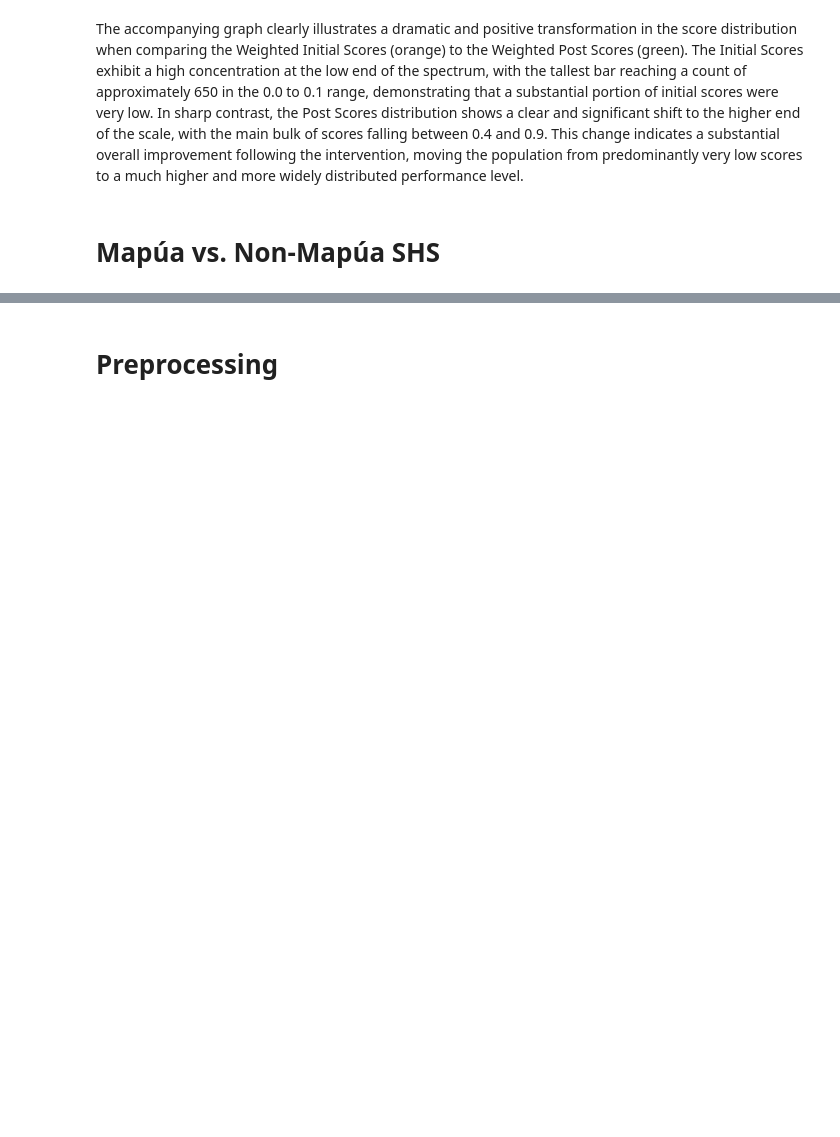
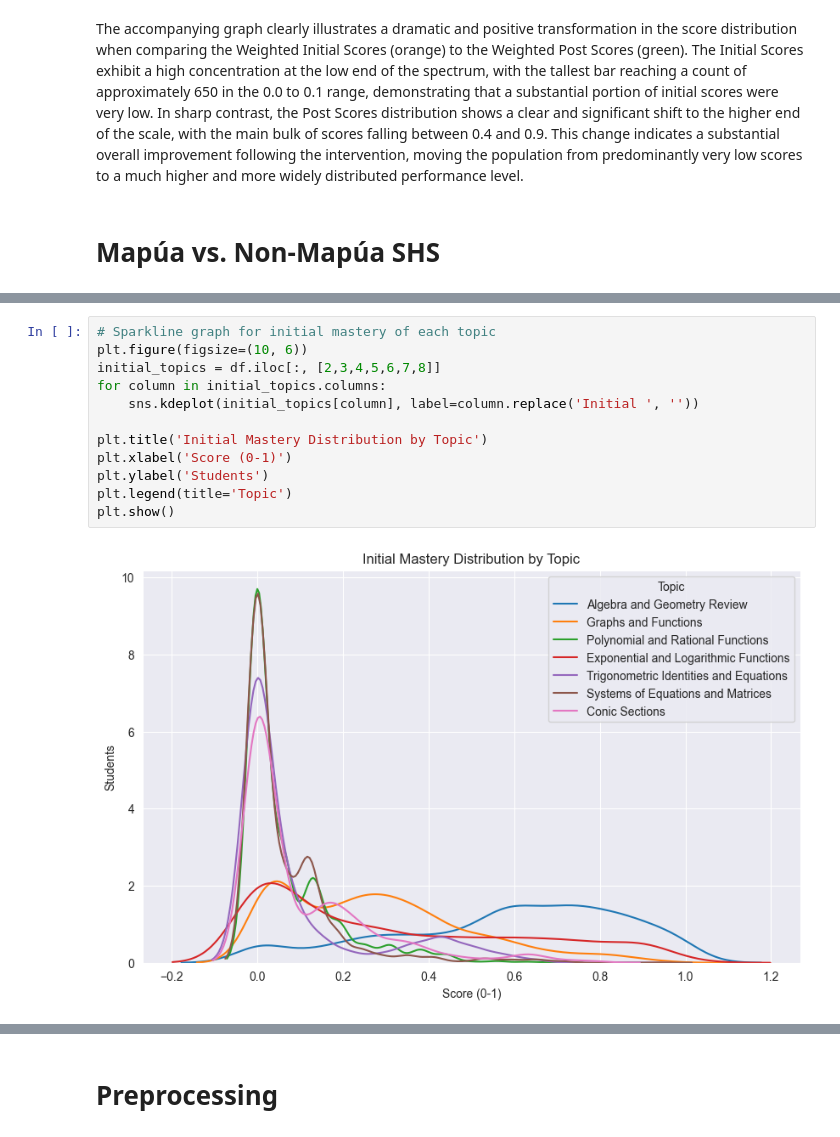
Before and after one commit to KaiserLycan/DSS-Project, a Jupyter notebook: Aleks + Calculus (Group 7).ipynb, the cells around one changed output, grey strips where cells are left out. Saved outputs shown, nothing was run; the diff lists cells and outputs as text; blank space fills up the shorter version.

```diff
--- a/Aleks + Calculus (Group 7).ipynb
+++ b/Aleks + Calculus (Group 7).ipynb
@@ -562,0 +633,14 @@ This boxplot is comparing the Calculus grades of students from Mapúa SHS versus
+# %%
+# Sparkline graph for initial mastery of each topic
+plt.figure(figsize=(10, 6))
+initial_topics = df.iloc[:, [2,3,4,5,6,7,8]]
+for column in initial_topics.columns:
+    sns.kdeplot(initial_topics[column], label=column.replace('Initial ', ''))
+
+plt.title('Initial Mastery Distribution by Topic')
+plt.xlabel('Score (0-1)')
+plt.ylabel('Students')
+plt.legend(title='Topic')
+plt.show()
+# %% [output]
+[figure, added]
```
Also changed, not shown: parts of 21 cells of this notebook.
